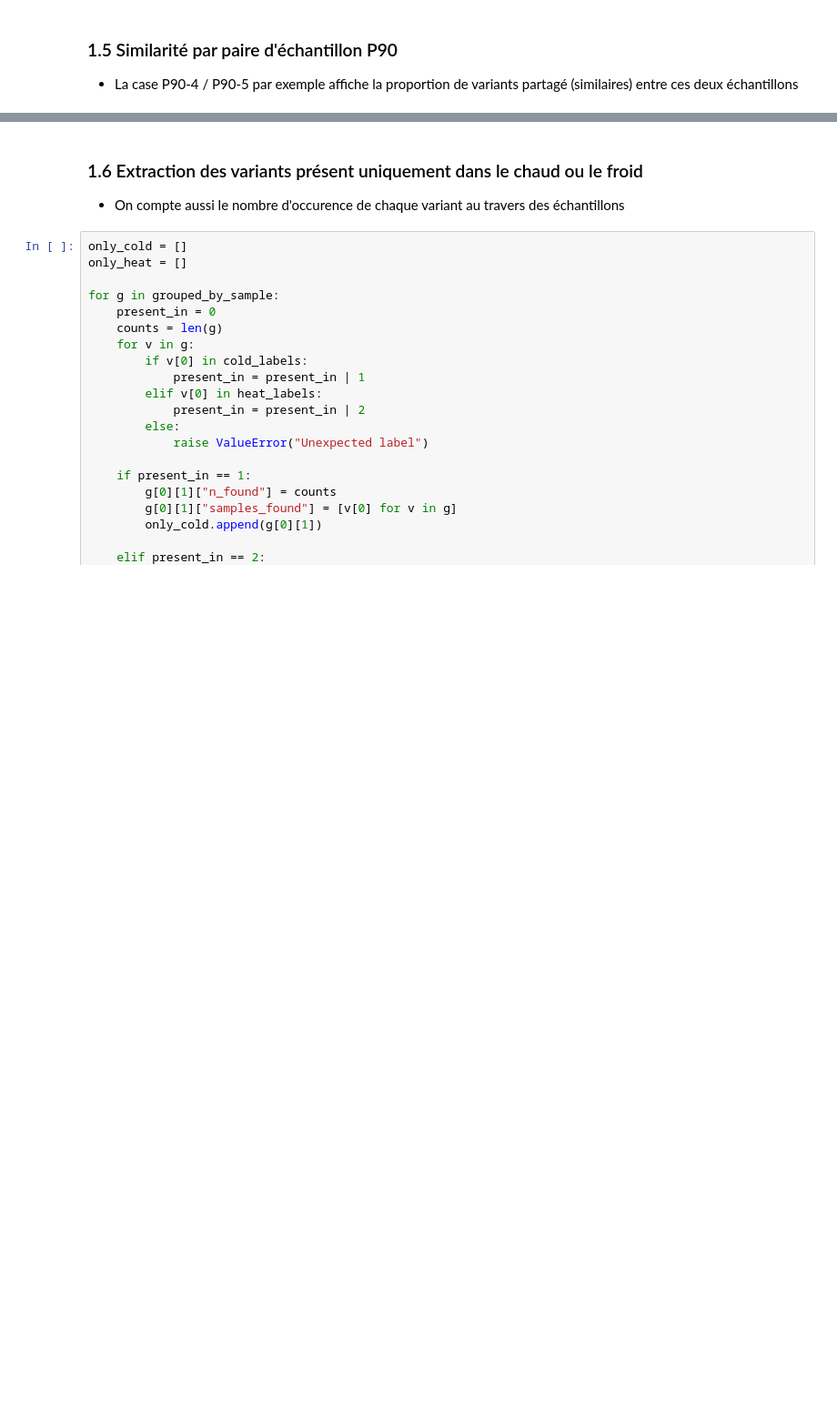
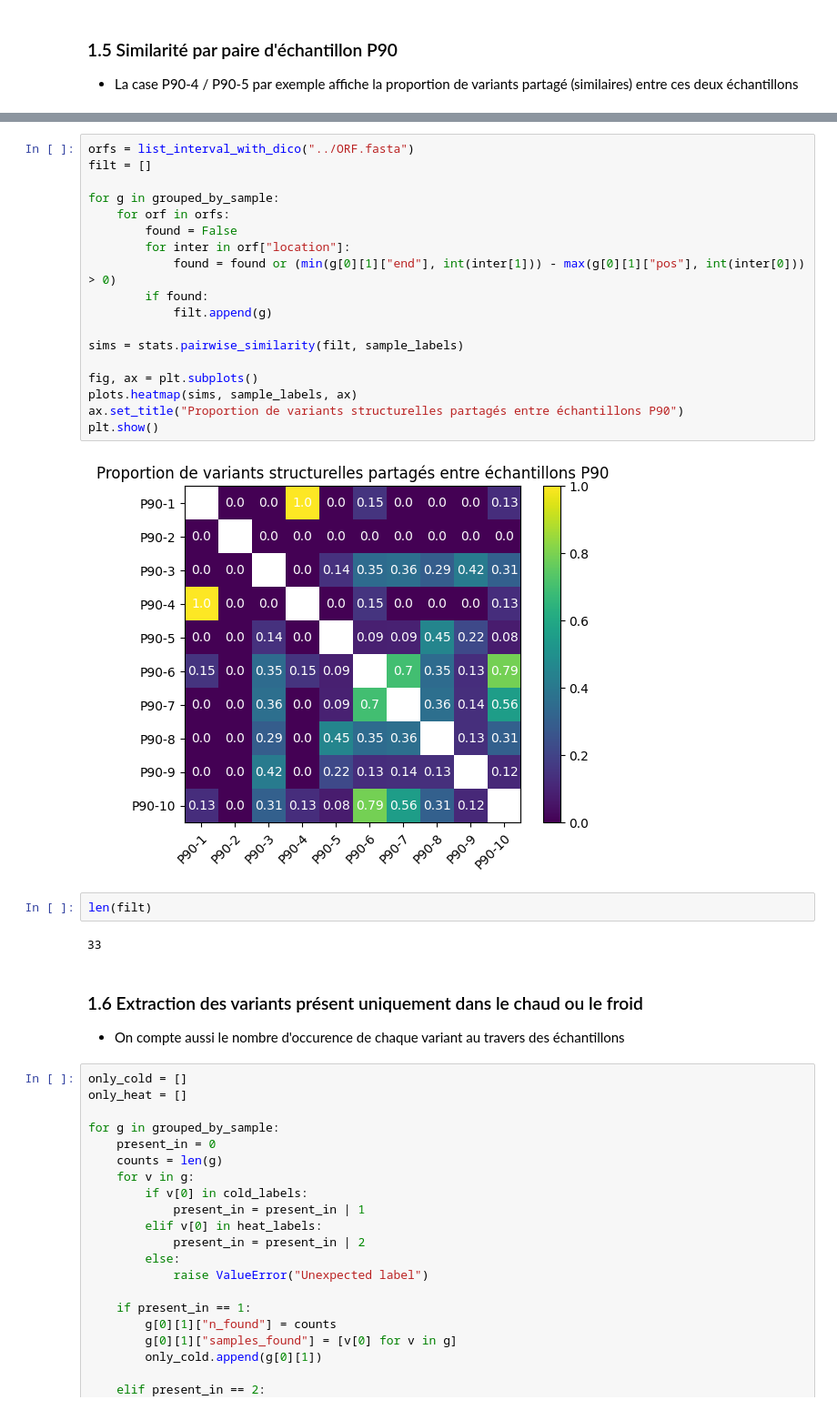
Before and after one commit to Tara-Guillorit/TP-BILL, a Jupyter notebook: src/analysis.ipynb, the cells around one changed output, grey strips where cells are left out. Shown at 91% size. Cells and saved outputs as stored; diff of their text form; blank space fills up the shorter version.

```diff
--- a/src/analysis.ipynb
+++ b/src/analysis.ipynb
@@ -192,3 +171,27 @@ plt.show()
+# %%
+orfs = list_interval_with_dico("../ORF.fasta")
+filt = []
+
+for g in grouped_by_sample:
+    for orf in orfs:
+        found = False
+        for inter in orf["location"]:
+            found = found or (min(g[0][1]["end"], int(inter[1])) - max(g[0][1]["pos"], int(inter[0])) > 0)
+        if found:
+            filt.append(g)
+
+sims = stats.pairwise_similarity(filt, sample_labels)
+
+fig, ax = plt.subplots()
+plots.heatmap(sims, sample_labels, ax)
+ax.set_title("Proportion de variants structurelles partagés entre échantillons P90")
+plt.show()
+# %% [output]
+[figure, added]
+# %%
+len(filt)
+# %% [output]
+33
 # %% [markdown]
 ### 1.6 Extraction des variants présent uniquement dans le chaud ou le froid
 
```
Also changed, not shown: parts of 11 cells of this notebook, 2 other files.
